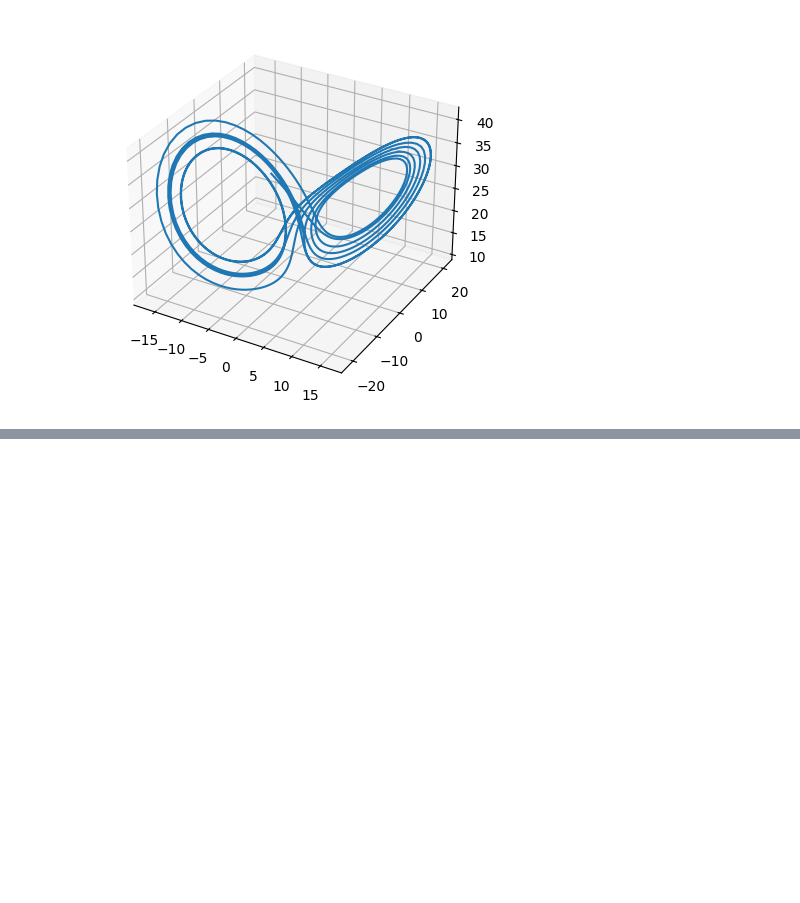
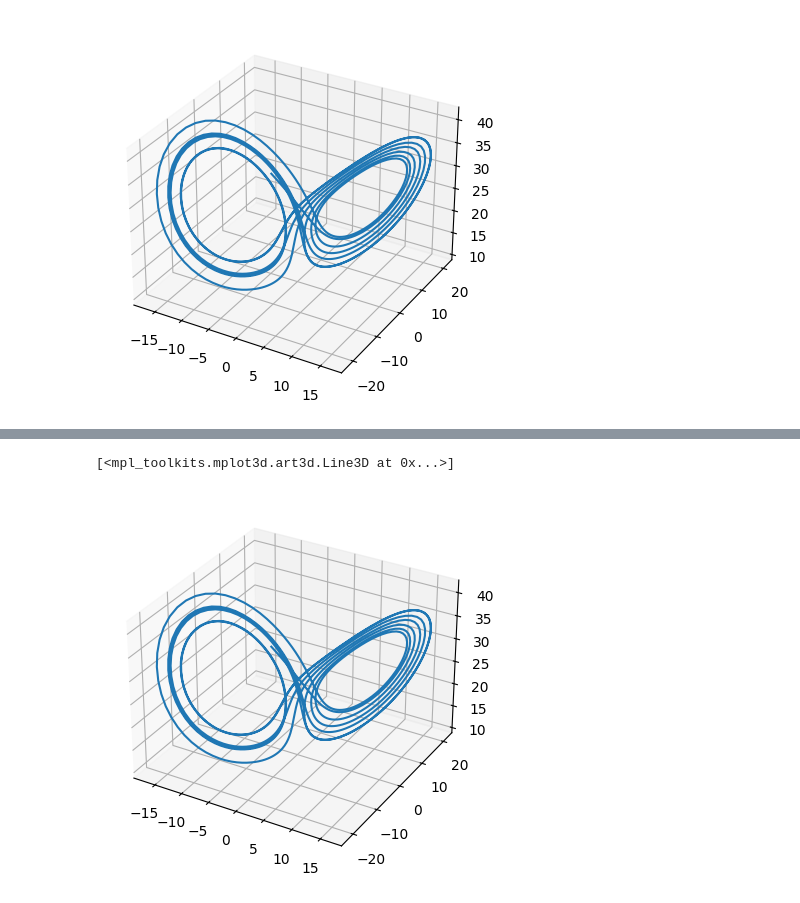
Before and after one commit to Bwodetzki/SINDy, a Jupyter notebook: SINDy.ipynb, the cells around one changed output, grey strips where cells are left out. Saved outputs shown, nothing was run; the diff lists cells and outputs as text; code cells hidden in the pictures; blank space fills up the shorter version.

Commit message:
Get Vanilla SINDy working

```diff
--- a/SINDy.ipynb
+++ b/SINDy.ipynb
@@ -24,5 +35,6 @@ X = jnp.array((x, y, z)).T
 # %%
-from feature_maker import multivariate_polynomials, make_feature_matrix
-polys = multivariate_polynomials(state_dim=3, order=3)
-features = make_feature_matrix(polys)
+from feature_maker import polynomial_features
+features, feature_list, feature_name = polynomial_features(state_dim=3, order=3)
+Phi = features(Y)
+Phi.shape
 # %% [output]
@@ -29,0 +42,4 @@ TypeError: make_feature_matrix() missing 1 required positional argument: 'vector
+# %%
+from regression_algs import vanilla_SINDy
+
+fit = vanilla_SINDy(Phi, dX, prox_w=0.025, eps=1e-8)
@@ -29,0 +89,34 @@ TypeError: make_feature_matrix() missing 1 required positional argument: 'vector
+# %%
+# Get list of state functions
+def get_integrator(fit, feature_list):
+    biginds = np.abs(fit) > 0
+
+    lams = []
+    for j in range(fit.shape[1]):
+        inds = biginds.astype(int)[:, j]
+        lam = []
+        for i in range(fit.shape[0]):
+            if inds[i]!=0:
+                lam.append([fit[i, j], feature_list[i]])
+        lamm = lambda x, lam=lam: sum([f[0]*f[1](x) for f in lam])
+        lams.append(lamm)
+    lams[0]([0, 1, 0])
+
+    def integrator(t, x):
+        dX = [lams[i](x) for i in range(len(lams))]
+        return dX
+
+    return integrator
+
+integrator = get_integrator(fit, feature_list)
+# %%
+from scipy.integrate import solve_ivp
+
+sol = solve_ivp(integrator, [0, 10], [-8.0, 7.0, 27.0], t_eval=np.linspace(0, 10, 1000))
+x, y, z = sol.y
+
+fig, ax = plt.subplots(subplot_kw={"projection": "3d"})
+ax.plot(x, y, z)
+# %% [output]
+[<mpl_toolkits.mplot3d.art3d.Line3D at 0x...>]
+[figure, added]
```
Also changed, not shown: parts of 6 cells of this notebook, 3 other files.
